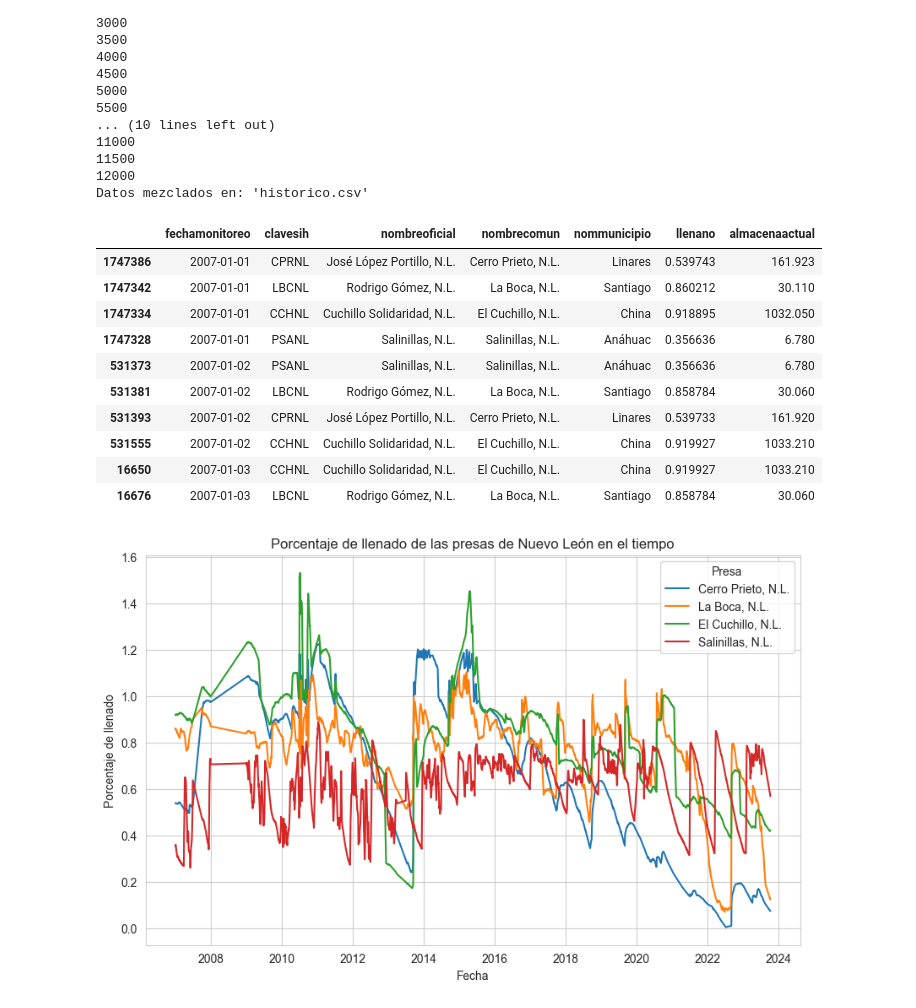
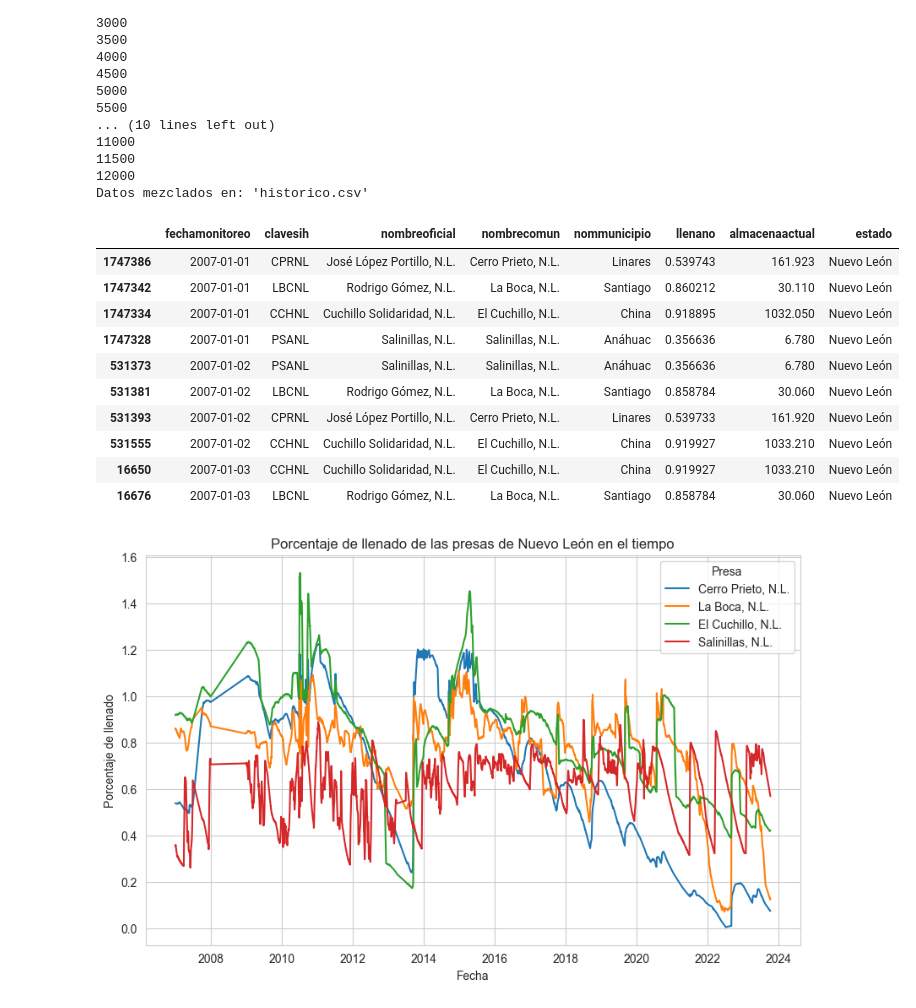
Before and after one commit to pcruiher08/AnalisisPresas, a Jupyter notebook: scrapper.ipynb, the cells around one changed output. Cells and saved outputs as stored; diff of their text form; code cells hidden in the pictures.

```diff
--- a/scrapper.ipynb
+++ b/scrapper.ipynb
@@ -175,35 +175,35 @@ except Exception as e:
 # %%
 #dfHistorico.head(10)
 
 dfHistoricoNL = dfHistorico[dfHistorico['estado'] == 'Nuevo León']
 
-columns_of_interest = ['fechamonitoreo', 'clavesih', 'nombreoficial', 'nombrecomun', 'nommunicipio', 'llenano', 'almacenaactual']
+columns_of_interest = ['fechamonitoreo', 'clavesih', 'nombreoficial', 'nombrecomun', 'nommunicipio', 'llenano', 'almacenaactual', 'estado']
 
 dfHistoricoNL = dfHistoricoNL.loc[:, columns_of_interest]
 
 dfHistoricoNL['fechamonitoreo'] = pd.to_datetime(dfHistoricoNL['fechamonitoreo'])
 dfHistoricoNL = dfHistoricoNL.sort_values(by='fechamonitoreo')
 dfHistoricoNL = dfHistoricoNL[dfHistoricoNL['llenano'] <= 2.0]
 
 sufix_to_remove = ', N.L.'
 
 dfHistoricoNL['nombrecomun'] = dfHistoricoNL['nombrecomun'].str.replace(sufix_to_remove, '', regex=False)
 dfHistoricoNL['nombrecomun'] = dfHistoricoNL['nombrecomun'] + sufix_to_remove
 #replace(prefix_to_remove, '', regex=False)
 
 dfHistoricoNL.head(10)
 # %% [output]
-|  | fechamonitoreo | clavesih | nombreoficial | nombrecomun | nommunicipio | llenano | almacenaactual |
-| 1747386 | 2007-01-01 | CPRNL | José López Portillo, N.L. | Cerro Prieto, N.L. | Linares | 0.539743 | 161.923 |
-| 1747342 | 2007-01-01 | LBCNL | Rodrigo Gómez, N.L. | La Boca, N.L. | Santiago | 0.860212 | 30.110 |
-| 1747334 | 2007-01-01 | CCHNL | Cuchillo Solidaridad, N.L. | El Cuchillo, N.L. | China | 0.918895 | 1032.050 |
-| 1747328 | 2007-01-01 | PSANL | Salinillas, N.L. | Salinillas, N.L. | Anáhuac | 0.356636 | 6.780 |
-| 531373 | 2007-01-02 | PSANL | Salinillas, N.L. | Salinillas, N.L. | Anáhuac | 0.356636 | 6.780 |
-| 531381 | 2007-01-02 | LBCNL | Rodrigo Gómez, N.L. | La Boca, N.L. | Santiago | 0.858784 | 30.060 |
-| 531393 | 2007-01-02 | CPRNL | José López Portillo, N.L. | Cerro Prieto, N.L. | Linares | 0.539733 | 161.920 |
-| 531555 | 2007-01-02 | CCHNL | Cuchillo Solidaridad, N.L. | El Cuchillo, N.L. | China | 0.919927 | 1033.210 |
-| 16650 | 2007-01-03 | CCHNL | Cuchillo Solidaridad, N.L. | El Cuchillo, N.L. | China | 0.919927 | 1033.210 |
-| 16676 | 2007-01-03 | LBCNL | Rodrigo Gómez, N.L. | La Boca, N.L. | Santiago | 0.858784 | 30.060 |
+|  | fechamonitoreo | clavesih | nombreoficial | nombrecomun | nommunicipio | llenano | almacenaactual | estado |
+| 1747386 | 2007-01-01 | CPRNL | José López Portillo, N.L. | Cerro Prieto, N.L. | Linares | 0.539743 | 161.923 | Nuevo León |
+| 1747342 | 2007-01-01 | LBCNL | Rodrigo Gómez, N.L. | La Boca, N.L. | Santiago | 0.860212 | 30.110 | Nuevo León |
+| 1747334 | 2007-01-01 | CCHNL | Cuchillo Solidaridad, N.L. | El Cuchillo, N.L. | China | 0.918895 | 1032.050 | Nuevo León |
+| 1747328 | 2007-01-01 | PSANL | Salinillas, N.L. | Salinillas, N.L. | Anáhuac | 0.356636 | 6.780 | Nuevo León |
+| 531373 | 2007-01-02 | PSANL | Salinillas, N.L. | Salinillas, N.L. | Anáhuac | 0.356636 | 6.780 | Nuevo León |
+| 531381 | 2007-01-02 | LBCNL | Rodrigo Gómez, N.L. | La Boca, N.L. | Santiago | 0.858784 | 30.060 | Nuevo León |
+| 531393 | 2007-01-02 | CPRNL | José López Portillo, N.L. | Cerro Prieto, N.L. | Linares | 0.539733 | 161.920 | Nuevo León |
+| 531555 | 2007-01-02 | CCHNL | Cuchillo Solidaridad, N.L. | El Cuchillo, N.L. | China | 0.919927 | 1033.210 | Nuevo León |
+| 16650 | 2007-01-03 | CCHNL | Cuchillo Solidaridad, N.L. | El Cuchillo, N.L. | China | 0.919927 | 1033.210 | Nuevo León |
+| 16676 | 2007-01-03 | LBCNL | Rodrigo Gómez, N.L. | La Boca, N.L. | Santiago | 0.858784 | 30.060 | Nuevo León |
 # %%
 plt.figure(figsize=(10, 6))
 sns.lineplot(x='fechamonitoreo', y='llenano', data=dfHistoricoNL, hue='nombrecomun')
```
Also changed, not shown: parts of 3 cells of this notebook.
